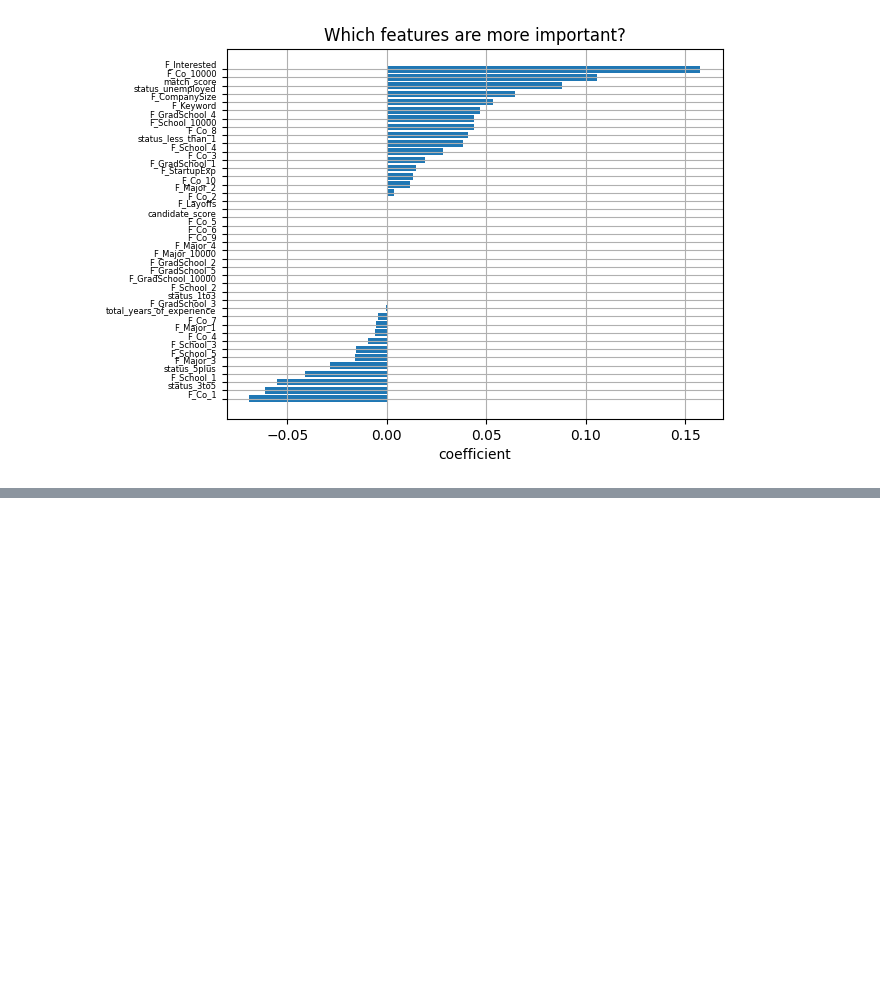
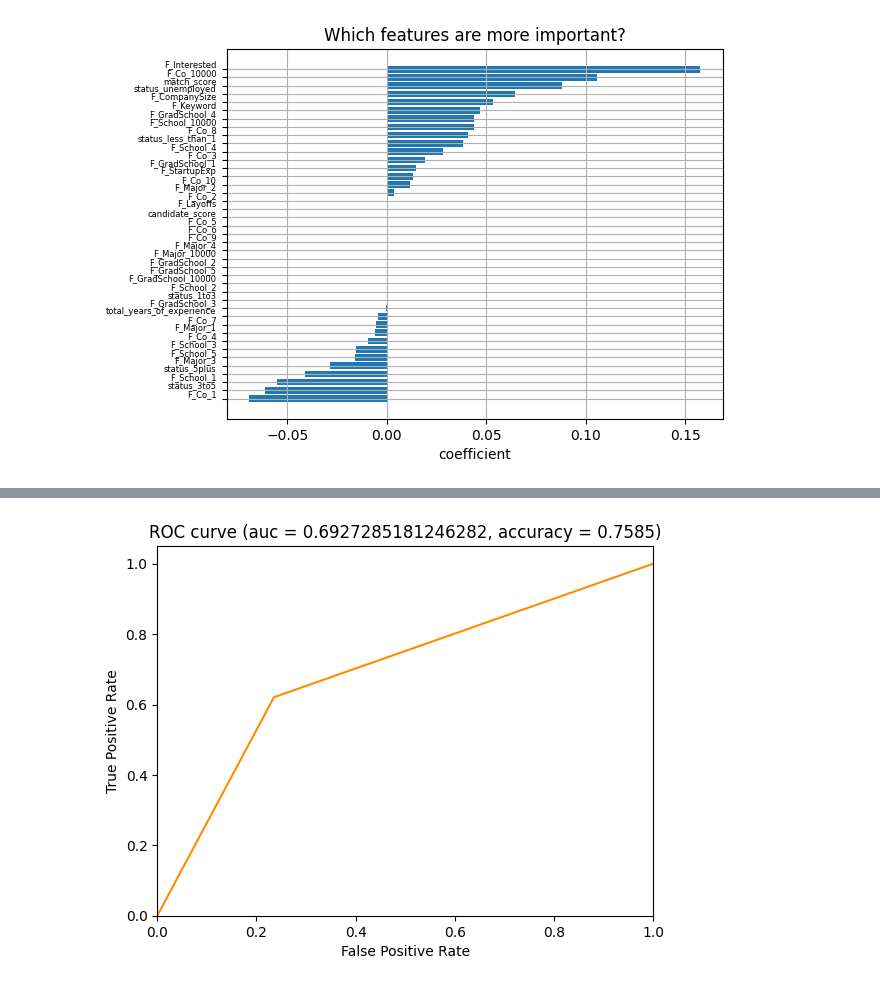
Before and after one commit to shengshuyang/vault, a Jupyter notebook: dover/dover.ipynb, the cells around one changed output, grey strips where cells are left out. Saved outputs shown, nothing was run; the diff lists cells and outputs as text; code cells hidden in the pictures; blank space fills up the shorter version.

```diff
--- a/dover/dover.ipynb
+++ b/dover/dover.ipynb
@@ -178,0 +389,7 @@ plt.show()
+# %%
+y = y.to_numpy(dtype=float)
+X = X.to_numpy(dtype=float)
+# %%
+from sklearn.model_selection import train_test_split
+X_train, X_test, y_train, y_test = \
+    train_test_split(X, y, test_size=0.2, stratify=y)
@@ -178,0 +411,21 @@ plt.show()
+# %%
+y_test_pred = pipe.predict(X_test)
+y_train_pred = pipe.predict(X_train)
+# %%
+from sklearn.metrics import accuracy_score, roc_auc_score
+from sklearn.metrics import roc_curve
+
+fpr, tpr, _ = roc_curve(y_test, y_test_pred)
+auc_test = roc_auc_score(y_test, y_test_pred)
+acc_test = accuracy_score(y_test, y_test_pred)
+plt.figure()
+plt.plot(fpr, tpr, color='darkorange')
+plt.xlim([0.0, 1.0])
+plt.ylim([0.0, 1.05])
+plt.xlabel('False Positive Rate')
+plt.ylabel('True Positive Rate')
+plt.title(f'ROC curve (auc = {auc_test}, accuracy = {acc_test})')
+
+plt.show()
+# %% [output]
+[figure, added]
```
Also changed, not shown: parts of 23 cells of this notebook, 1 other file.
